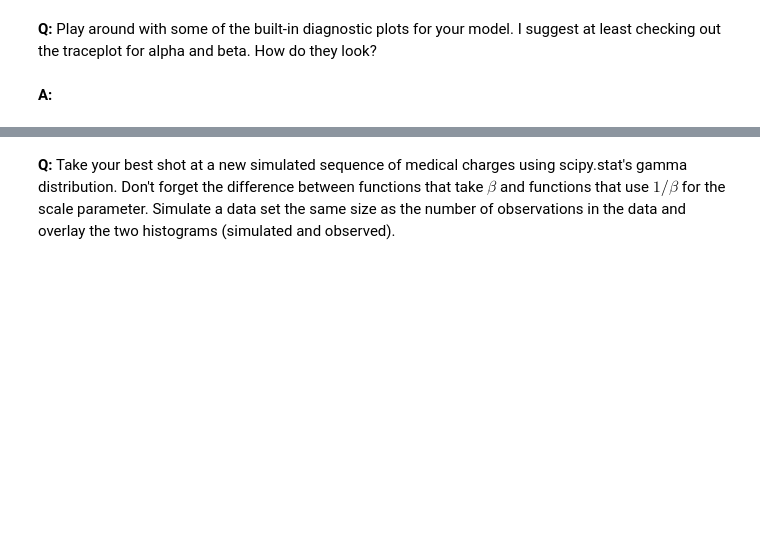
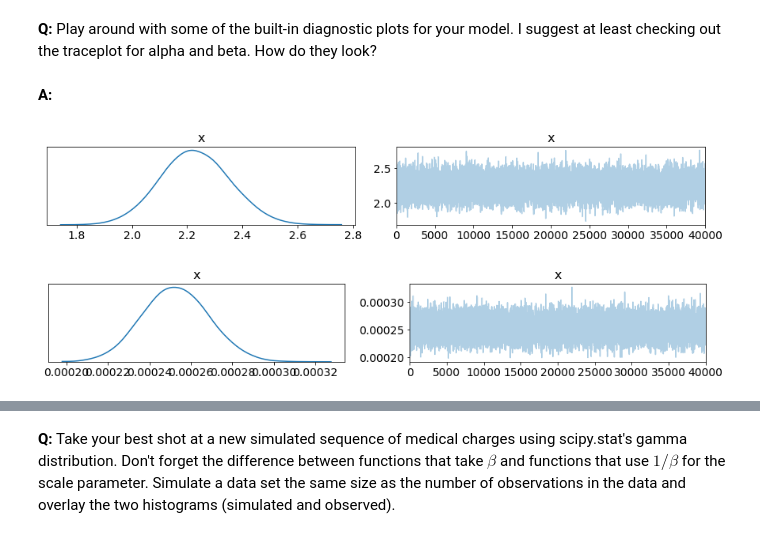
Before and after one commit to sdesaidata/Springboard, a Jupyter notebook: Springboard_Mini_Projects/Inferential_Statistics/Bayesian_Inference_Mini_Project/inferential_statistics_3-Q.ipynb, the cells around one changed output, grey strips where cells are left out. Drawn from its saved outputs; the diff is of its cells as text; code cells hidden in the pictures; blank space fills up the shorter version.

```diff
--- a/Springboard_Mini_Projects/Inferential_Statistics/Bayesian_Inference_Mini_Project/inferential_statistics_3-Q.ipynb
+++ b/Springboard_Mini_Projects/Inferential_Statistics/Bayesian_Inference_Mini_Project/inferential_statistics_3-Q.ipynb
@@ -123,3 +165,12 @@ __A:__
 __Q:__ Play around with some of the built-in diagnostic plots for your model. I suggest at least checking out the traceplot for alpha and beta. How do they look?
 # %% [markdown]
 __A:__
+# %%
+pm.traceplot(alpha_samples)
+plt.show()
+
+pm.traceplot(beta_samples)
+plt.show()
+# %% [output]
+[figure, added]
+[figure, added]
```
Also changed, not shown: parts of 10 cells of this notebook, 1 other file.
